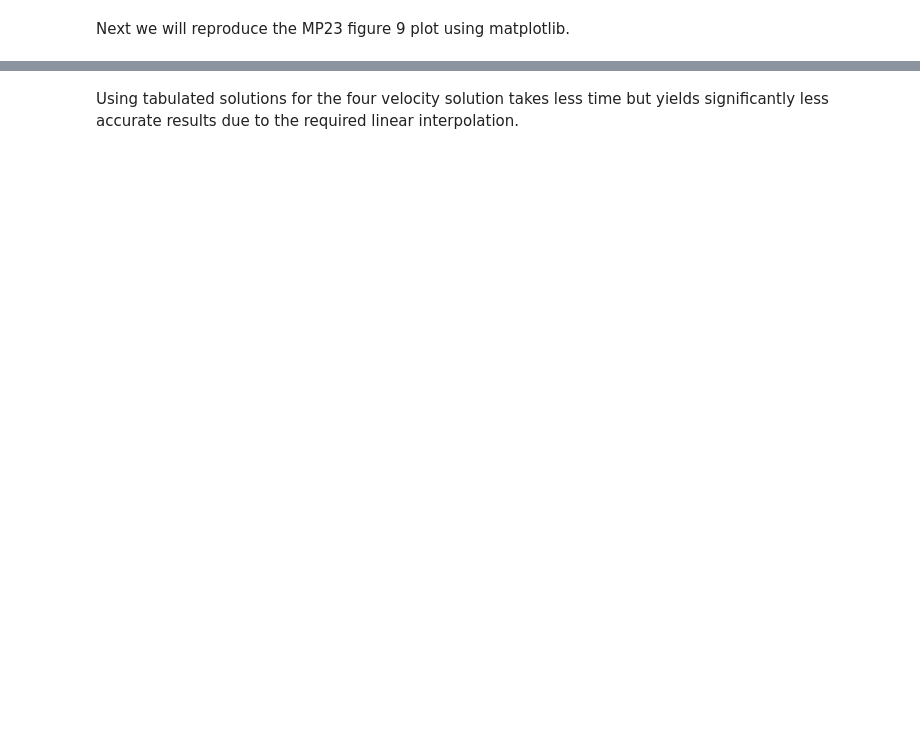
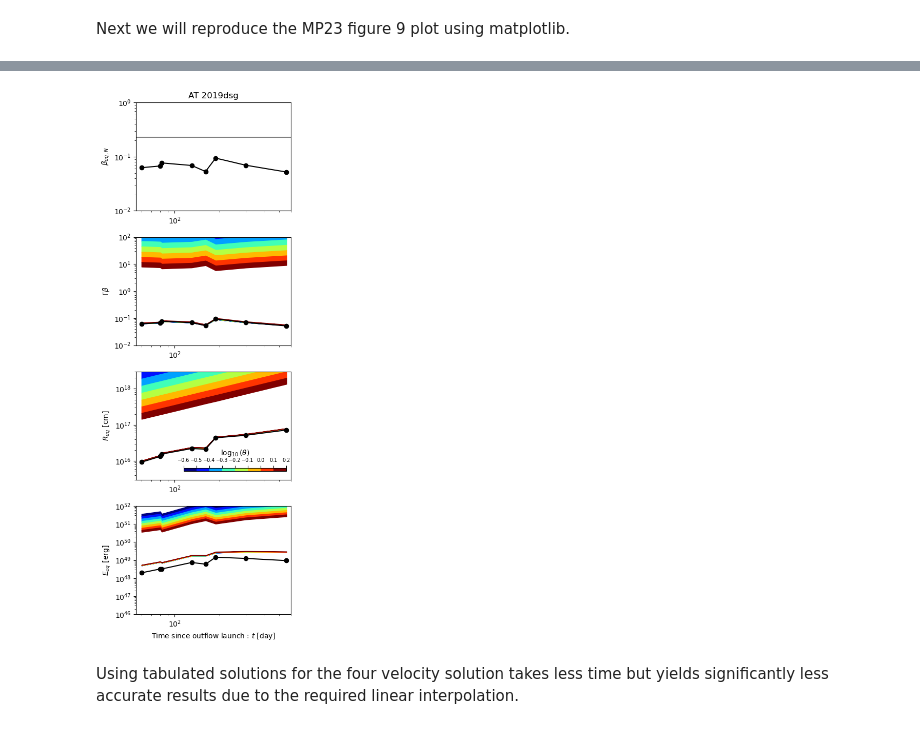
Before and after one commit to rohdog2003/equipartition, a Jupyter notebook: demos/demo.ipynb, the cells around one changed output, grey strips where cells are left out. Cells and saved outputs as stored; diff of their text form; code cells hidden in the pictures; blank space fills up the shorter version.

```diff
--- a/demos/demo.ipynb
+++ b/demos/demo.ipynb
@@ -189,3 +213,79 @@ cbar.ax.tick_params(labelsize=7)
+# %%
+cmap = plt.cm.jet  # define the colormap
+# extract all colors from the .jet map
+cmaplist = [cmap(i) for i in range(cmap.N)]
+# force the first color entry to be grey
+#cmaplist[0] = (.5, .5, .5, 1.0)
+# create the new map
+cmap = matplotlib.colors.LinearSegmentedColormap.from_list('Custom cmap', cmaplist, cmap.N)
+# define the bins and normalize
+bounds = np.arange(-0.6, 0.2 + 1e-14, 0.1)
+norm = matplotlib.colors.BoundaryNorm(bounds, cmap.N)
+
+fig, ax = plt.subplots(4, 1, layout='constrained', figsize=(4,11))
+ax1 = ax[0]
+ax2 = ax[1]
+ax3 = ax[2]
+ax4 = ax[3]
+
+xleft = 55
+xright = 600
+
+ax1.set_title("AT 2019dsg")
+ax1.set_xscale("log")
+ax1.set_xlim(xleft, xright)
+ax1.set_yscale("log")
+ax1.set_ylim(1e-2, 1)
+ax1.set_ylabel(r"$\beta_{eq, N}$")
+ax1.axhline(0.23, color = "gray")
+ax1.plot(tdays, equip_Newtonian.betaeqN(), color = "k", marker = "o")
+
+#plt.subplot(4, 1, 2)
+ax2.set_xscale("log")
+ax2.set_xlim(xleft, xright)
+ax2.set_yscale("log")
+ax2.set_ylim(1e-2, 1e2)
+ax2.set_ylabel(r"$\Gamma\beta$")
+ax2.plot(tdays, equip_Newtonian.gammaBeta(), color = "k", marker = "o")
+for i in range(0, len(theta) - 1):
+    #ax2.plot(tdays, equip_onAxis[i].gammaBeta(), color = cmap(norm(np.log10(theta[i]))), alpha = 0.5)#; print(equip_onAxis[i].gammaBulk())
+    #ax2.plot(tdays, equip_offAxis[i].gammaBeta(), color = cmap(norm(np.log10(theta[i]))), alpha = 0.5)#; print(equip_offAxis[i].gammaBeta())
+    ax2.fill_between(tdays, equip_onAxis[i].gammaBeta(), equip_onAxis[i + 1].gammaBeta(), color = cmap(norm(np.log10(theta[i])/2 + np.log10(theta[i + 1])/2)))
+    ax2.fill_between(tdays, equip_offAxis[i].gammaBeta(), equip_offAxis[i + 1].gammaBeta(), color = cmap(norm(np.log10(theta[i])/2 + np.log10(theta[i + 1])/2)))
+
+#plt.subplot(4, 1, 3)
+ax3.set_xscale("log")
+ax3.set_xlim(xleft, xright)
+ax3.set_yscale("log")
+ax3.set_ylim(3e15, 3e18)
+ax3.set_ylabel(r"$R_{eq}$ [cm]")
+ax3.plot(tdays, equip_Newtonian.Req(), color = "k", marker = "o")
+for i in range(0, len(theta) - 1):
+    ax3.fill_between(tdays, equip_onAxis[i].Req(), equip_onAxis[i + 1].Req(), color = cmap(norm(np.log10(theta[i])/2 + np.log10(theta[i + 1])/2)))
+    ax3.fill_between(tdays, equip_offAxis[i].Req(), equip_offAxis[i + 1].Req(), color = cmap(norm(np.log10(theta[i])/2 + np.log10(theta[i + 1])/2)))
+
+#plt.subplot(4, 1, 4)
+ax4.set_xscale("log")
+ax4.set_xlim(xleft, xright)
+ax4.set_yscale("log")
+ax4.set_xlabel(r"Time since outflow launch : $t$ [day]")
+ax4.set_ylim(1e46, 1e52)
+ax4.set_ylabel(r"$E_{eq}$ [erg]")
+ax4.plot(tdays, equip_Newtonian.energyeq(), color = "k", marker = "o")#, lw = 0.5)
+for i in range(0, len(theta) - 1):
+    ax4.fill_between(tdays, equip_onAxis[i].energyeq(), equip_onAxis[i + 1].energyeq(), color = cmap(norm(np.log10(theta[i])/2 + np.log10(theta[i + 1])/2)))
+    ax4.fill_between(tdays, equip_offAxis[i].energyeq(), equip_offAxis[i + 1].energyeq(), color = cmap(norm(np.log10(theta[i])/2 + np.log10(theta[i + 1])/2)))
+
+#plt.colorbar.ColorbarBase(ax2, cmap=cmap, norm=norm, spacing='proportional', ticks=bounds, boundaries=bounds, format='%1i')
+plt.tight_layout()
+cax = fig.add_axes([0.44, 0.315, 0.5, 0.005])
+cbar = plt.colorbar(matplotlib.cm.ScalarMappable(norm = norm, cmap = cmap), cax = cax, orientation = "horizontal", label = r"$\log_{10}(\theta)$", location = "top")
+cbar.ax.tick_params(labelsize=7)
+
+plt.savefig("MP23corr.svg")
+plt.savefig("MP23corr.png")
+# %% [output]
+[figure, added]
 # %% [markdown]
 Using tabulated solutions for the four velocity solution takes less time but yields significantly less accurate results due to the required linear interpolation.
 # %%
```
Also changed, not shown: parts of 13 cells of this notebook, 1 other file.
